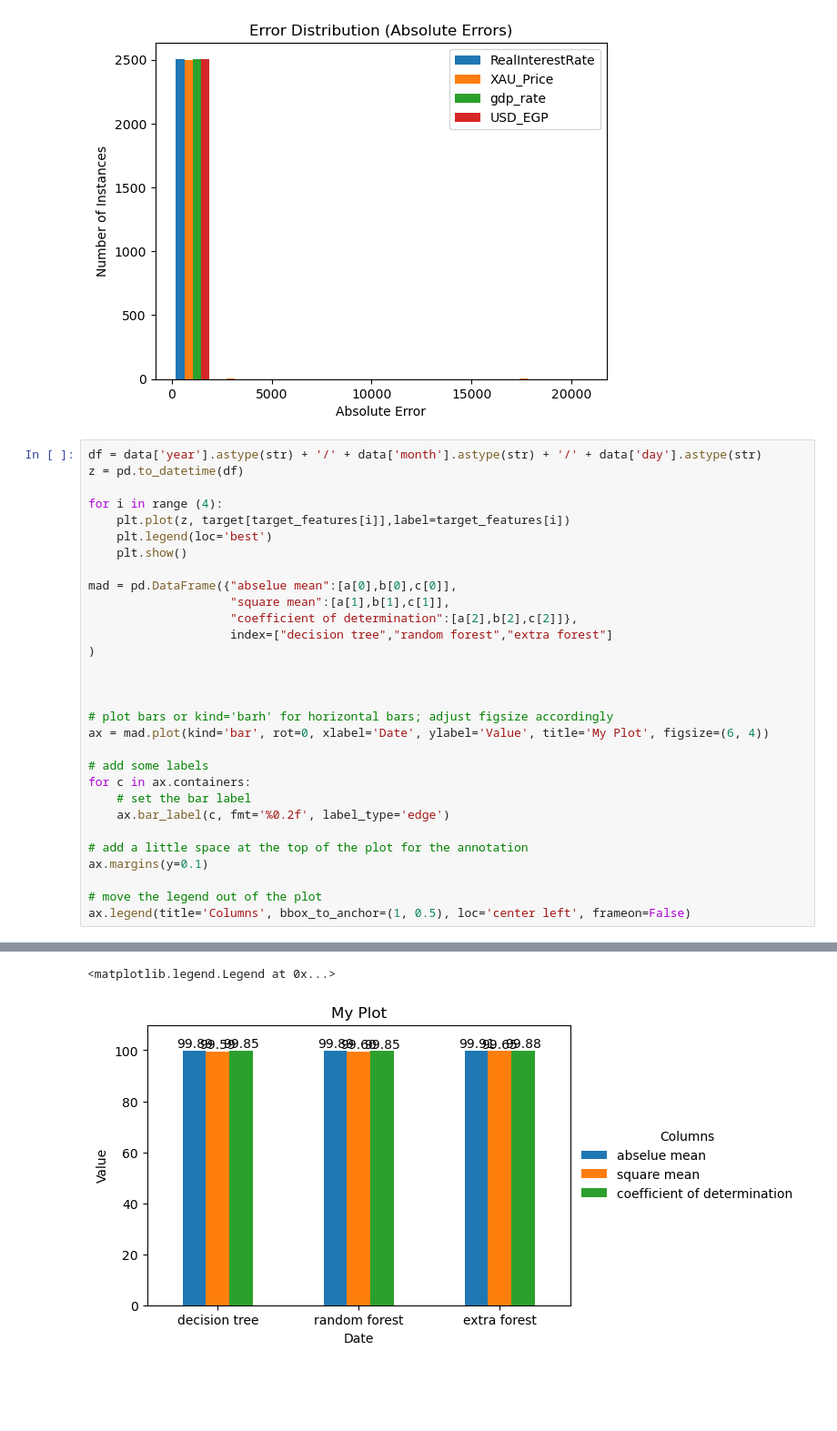
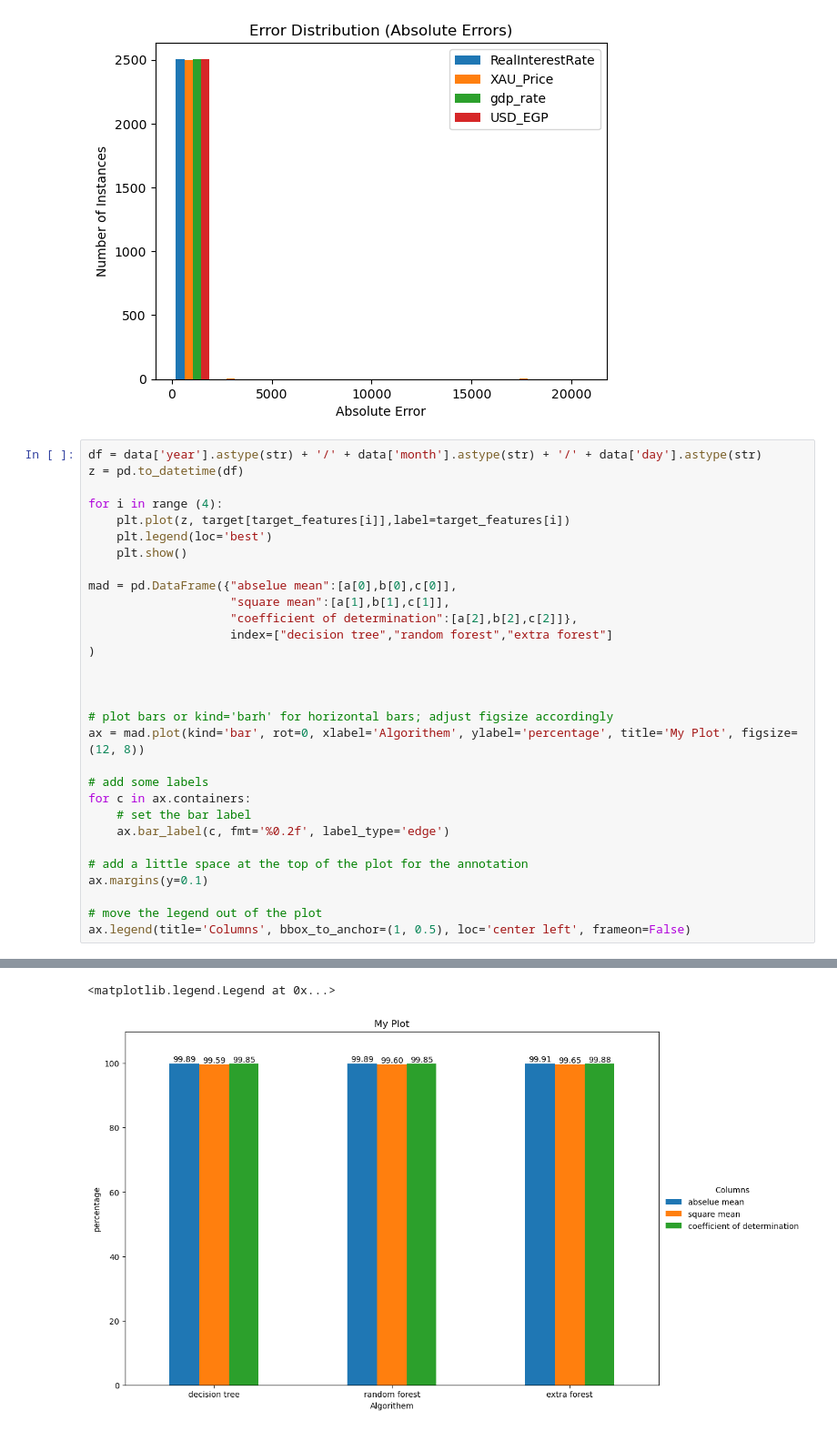
Before and after one commit to heso501Dev/InflationPredection, a Jupyter notebook: train.ipynb, the cells around one changed output, grey strips where cells are left out. Shown at 91% size. Saved outputs shown, nothing was run; the diff lists cells and outputs as text; blank space fills up the shorter version.

```diff
--- a/train.ipynb
+++ b/train.ipynb
@@ -159,32 +159,32 @@ for i in range (4):
     plt.plot(z, target[target_features[i]],label=target_features[i])
     plt.legend(loc='best')
     plt.show()
 
 mad = pd.DataFrame({"abselue mean":[a[0],b[0],c[0]],
                     "square mean":[a[1],b[1],c[1]],
                     "coefficient of determination":[a[2],b[2],c[2]]},
                     index=["decision tree","random forest","extra forest"]
 )
 
 
 
 # plot bars or kind='barh' for horizontal bars; adjust figsize accordingly
-ax = mad.plot(kind='bar', rot=0, xlabel='Date', ylabel='Value', title='My Plot', figsize=(6, 4))
+ax = mad.plot(kind='bar', rot=0, xlabel='Algorithem', ylabel='percentage', title='My Plot', figsize=(12, 8))
 
 # add some labels
 for c in ax.containers:
     # set the bar label
     ax.bar_label(c, fmt='%0.2f', label_type='edge')
 
 # add a little space at the top of the plot for the annotation
 ax.margins(y=0.1)
 
 # move the legend out of the plot
 ax.legend(title='Columns', bbox_to_anchor=(1, 0.5), loc='center left', frameon=False)
 # %% [output]
 [figure]
 [figure]
 [figure]
 [figure]
 <matplotlib.legend.Legend at 0x...>
-[figure, old version]
+[figure, new version]
```
